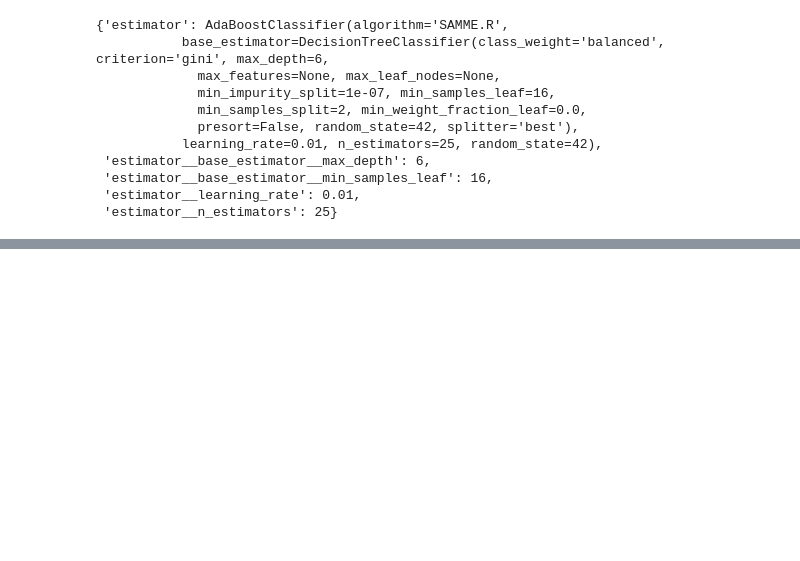
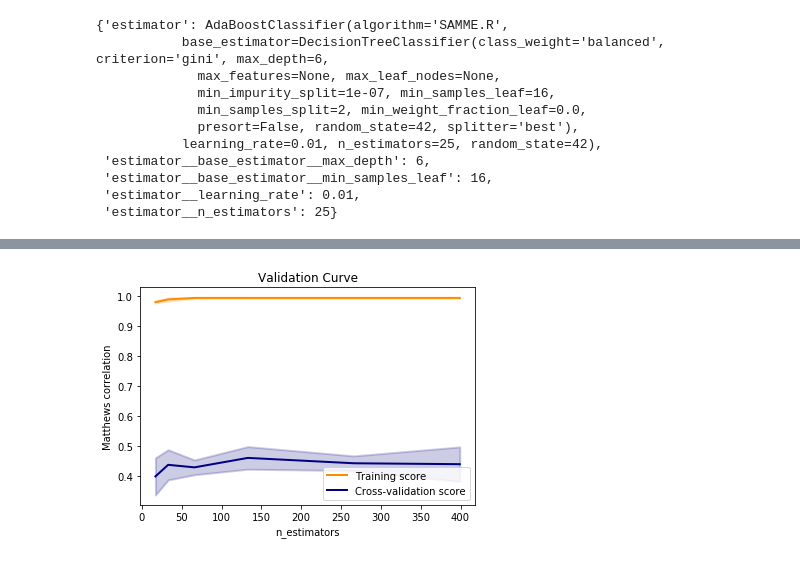
Before and after one commit to trnoriega/chemproject, a Jupyter notebook: parameter_optimization.ipynb, the cells around one changed output, grey strips where cells are left out. Saved outputs shown, nothing was run; the diff lists cells and outputs as text; code cells hidden in the pictures; blank space fills up the shorter version.

```diff
--- a/parameter_optimization.ipynb
+++ b/parameter_optimization.ipynb
@@ -579,0 +601,16 @@ abc_grid.best_params_
+# %%
+from sklearn.ensemble import RandomForestClassifier
+
+n_features = train_features.shape[1]
+
+rf = RandomForestClassifier(random_state=42, n_estimators=25)
+param_range = np.sqrt(n_features)*np.array([1/4, 1/2, 1, 2, 4, 6])
+param_range = np.rint(param_range).astype(int)
+
+train_scores_02, test_scores_02 = validation_curve(
+        rf,train_features, train_labels,
+        param_name='n_estimators',
+        param_range=param_range,
+        cv=4, scoring=scorer,
+        n_jobs=-1, verbose=2
+)
@@ -580,3 +657,7 @@ abc_grid.best_params_
+# %%
+plot_val_curve(train_scores_02, test_scores_02, xlabel='n_estimators')
+# %% [output]
+[figure, added]
 # %%
 from sklearn.ensemble import AdaBoostClassifier
 from sklearn.tree import DecisionTreeClassifier
```
Also changed, not shown: parts of 18 cells of this notebook.
